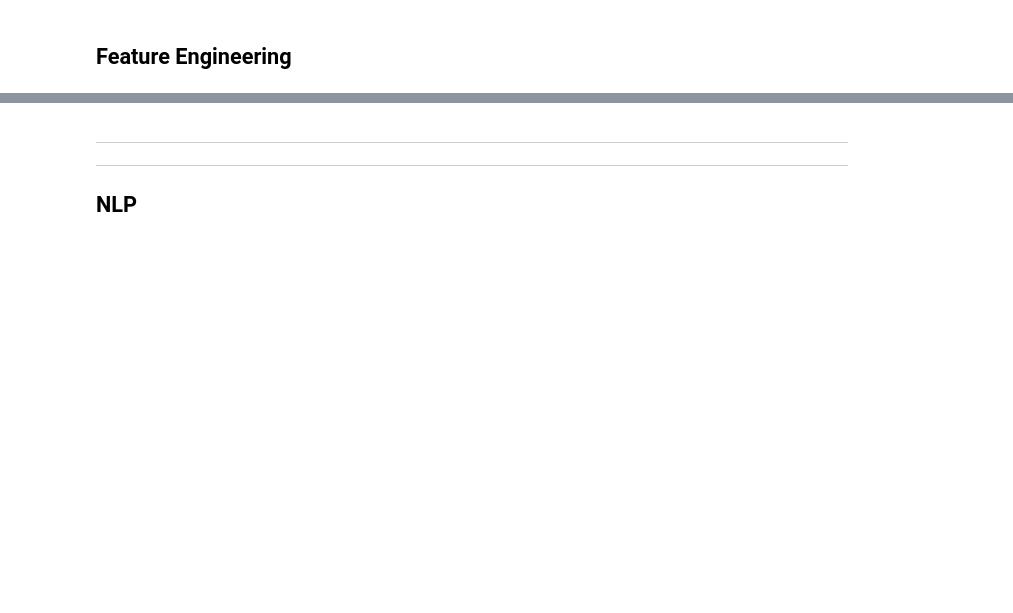
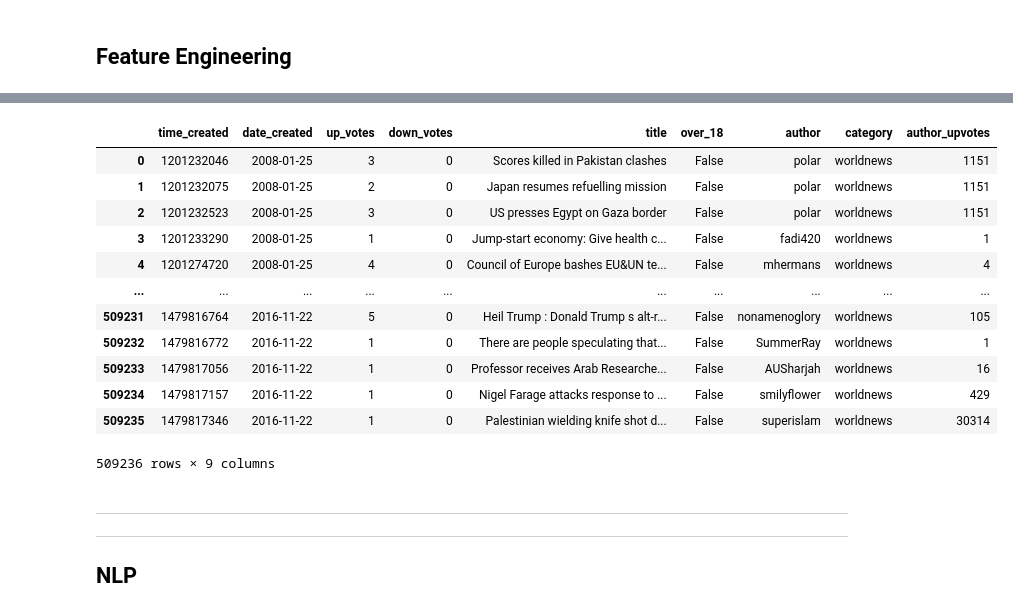
Before and after one commit to awzucker/world_news_nlp, a Jupyter notebook: code/00_scratchpad.ipynb, the cells around one changed output, grey strips where cells are left out. Drawn from its saved outputs; the diff is of its cells as text; code cells hidden in the pictures; blank space fills up the shorter version.

Commit message:
sent analysis and upvotes per author

```diff
--- a/code/00_scratchpad.ipynb
+++ b/code/00_scratchpad.ipynb
@@ -236,3 +236,8 @@ nsfw.sort_values(by='up_votes', ascending=False)[0:10]
 ---
 # %% [markdown]
 ## Feature Engineering
+# %%
+# Generating features to hold total author posts and total author upvotes alongside each post
+df['author_posts'] = df['author'].groupby(df['author']).transform('count')
+# %%
+df['author_upvotes'] = df['up_votes'].groupby(df['author']).transform('sum')
@@ -239,3 +257,19 @@ nsfw.sort_values(by='up_votes', ascending=False)[0:10]
+# %%
+df.head(3)
+# %% [output]
+|  | time_created | date_created | up_votes | down_votes | title | over_18 | author | category | author_upvotes |
+| 0 | 1201232046 | 2008-01-25 | 3 | 0 | Scores killed in Pakistan clashes | False | polar | worldnews | 1151 |
+| 1 | 1201232075 | 2008-01-25 | 2 | 0 | Japan resumes refuelling mission | False | polar | worldnews | 1151 |
+| 2 | 1201232523 | 2008-01-25 | 3 | 0 | US presses Egypt on Gaza border | False | polar | worldnews | 1151 |
+| 3 | 1201233290 | 2008-01-25 | 1 | 0 | Jump-start economy: Give health c... | False | fadi420 | worldnews | 1 |
+| 4 | 1201274720 | 2008-01-25 | 4 | 0 | Council of Europe bashes EU&UN te... | False | mhermans | worldnews | 4 |
+| ... | ... | ... | ... | ... | ... | ... | ... | ... | ... |
+| 509231 | 1479816764 | 2016-11-22 | 5 | 0 | Heil Trump : Donald Trump s alt-r... | False | nonamenoglory | worldnews | 105 |
+| 509232 | 1479816772 | 2016-11-22 | 1 | 0 | There are people speculating that... | False | SummerRay | worldnews | 1 |
+| 509233 | 1479817056 | 2016-11-22 | 1 | 0 | Professor receives Arab Researche... | False | AUSharjah | worldnews | 16 |
+| 509234 | 1479817157 | 2016-11-22 | 1 | 0 | Nigel Farage attacks response to ... | False | smilyflower | worldnews | 429 |
+| 509235 | 1479817346 | 2016-11-22 | 1 | 0 | Palestinian wielding knife shot d... | False | superislam | worldnews | 30314 |
+509236 rows × 9 columns
 # %% [markdown]
 ---
 ---
```
Also changed, not shown: parts of 8 cells of this notebook.
